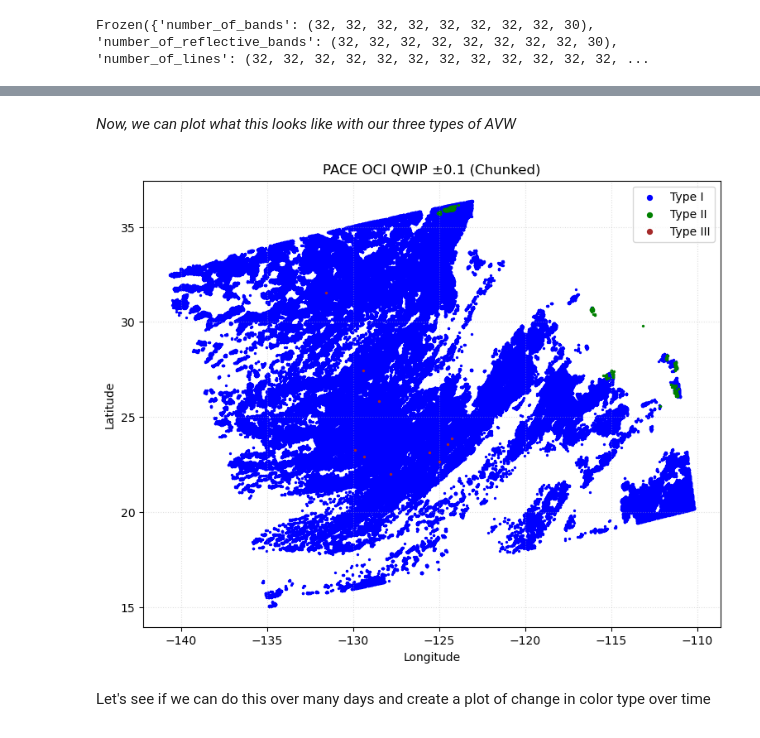
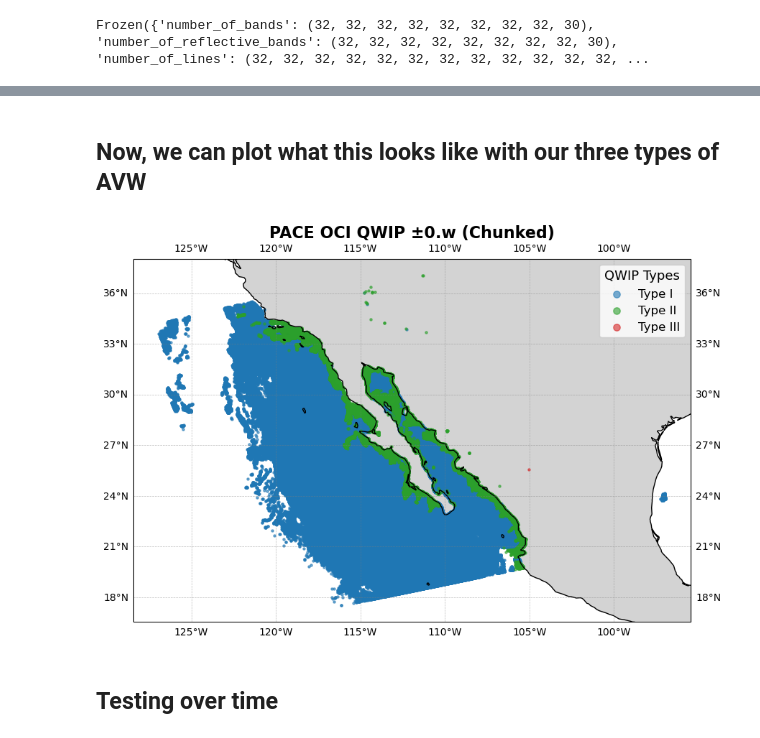
Before and after one commit to fish-pace/2026-proj-kelp-west, a Jupyter notebook: contributor_folders/tena/tena.ipynb, the cells around one changed output, grey strips where cells are left out. Cells and saved outputs as stored; diff of their text form; code cells hidden in the pictures.

```diff
--- a/contributor_folders/tena/tena.ipynb
+++ b/contributor_folders/tena/tena.ipynb
@@ -573,22 +575,38 @@ Total good QWIP spectra: 471998
 # %% [markdown]
-*Now, we can plot what this looks like with our three types of AVW*
+## Now, we can plot what this looks like with our three types of AVW
-# %%
-plt.figure(figsize=(9, 7))
-
-plt.scatter(lon_all[ind_400A_all], lat_all[ind_400A_all], s=2, c="blue", label="Type I")
-plt.scatter(lon_all[ind_500A_all], lat_all[ind_500A_all], s=2, c="green", label="Type II")
-plt.scatter(lon_all[ind_600A_all], lat_all[ind_600A_all], s=2, c="brown", label="Type III")
-
-plt.xlabel("Longitude")
-plt.ylabel("Latitude")
-plt.title("PACE OCI QWIP ±0.1 (Chunked)")
-plt.legend(markerscale=3)
-plt.grid(True, linestyle=":", alpha=0.4)
-plt.show()
-# %% [output]
-[figure, removed]
+# %%
+import matplotlib.pyplot as plt
+import cartopy.crs as ccrs
+import cartopy.feature as cfeature
+
+# Define figure and map projection
+fig = plt.figure(figsize=(10, 8))
+ax = plt.axes(projection=ccrs.PlateCarree())
+
+# Add coastlines and gridlines
+ax.add_feature(cfeature.COASTLINE)
+ax.add_feature(cfeature.LAND, facecolor='lightgray', zorder=0)
+ax.gridlines(draw_labels=True, linewidth=0.5, linestyle='--', color='gray', alpha=0.5)
+
+# Scatter the QWIP points
+ax.scatter(lon_all[ind_400A_all], lat_all[ind_400A_all],
+           s=5, alpha=0.6, color="#1f77b4", label="Type I")  # blue
+ax.scatter(lon_all[ind_500A_all], lat_all[ind_500A_all],
+           s=5, alpha=0.6, color="#2ca02c", label="Type II")  # green
+ax.scatter(lon_all[ind_600A_all], lat_all[ind_600A_all],
+           s=5, alpha=0.6, color="#d62728", label="Type III")  # red/brown
+
+# Add legend
+ax.legend(title="QWIP Types", markerscale=3, fontsize=12, title_fontsize=13)
+
+# Titles
+ax.set_title("PACE OCI QWIP ±0.w (Chunked)", fontsize=16, fontweight="bold")
+
+plt.show()
+# %% [output]
+[figure, added]
 # %% [markdown]
-Let's see if we can do this over many days and create a plot of change in color type over time
+## Testing over time
 # %%
 # load libraries
 import numpy as np
```
Also changed, not shown: parts of 16 cells of this notebook.
